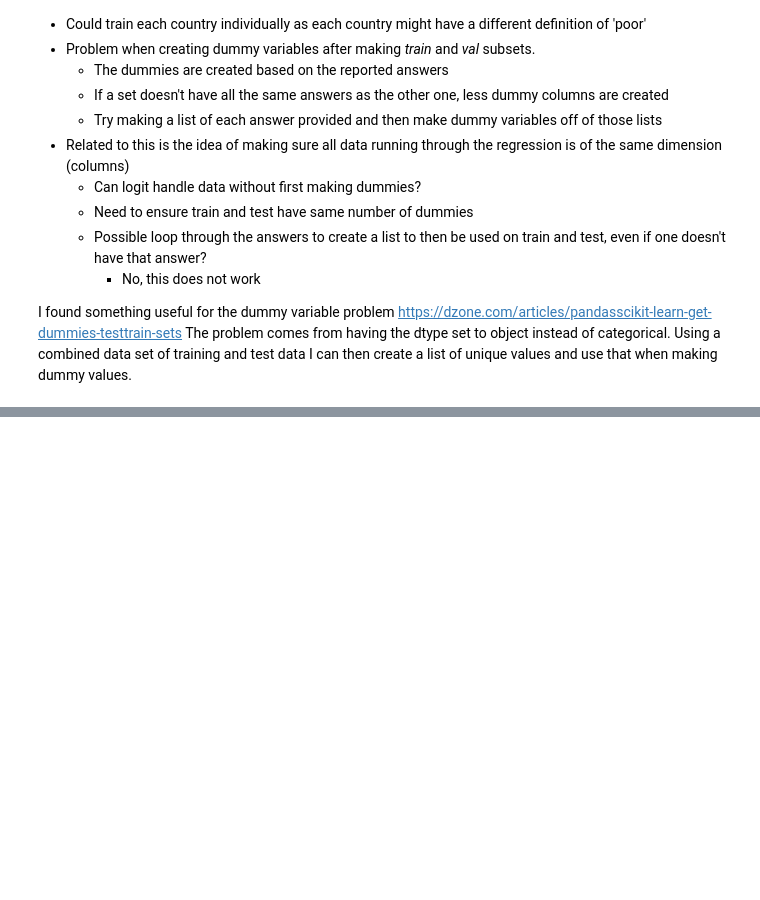
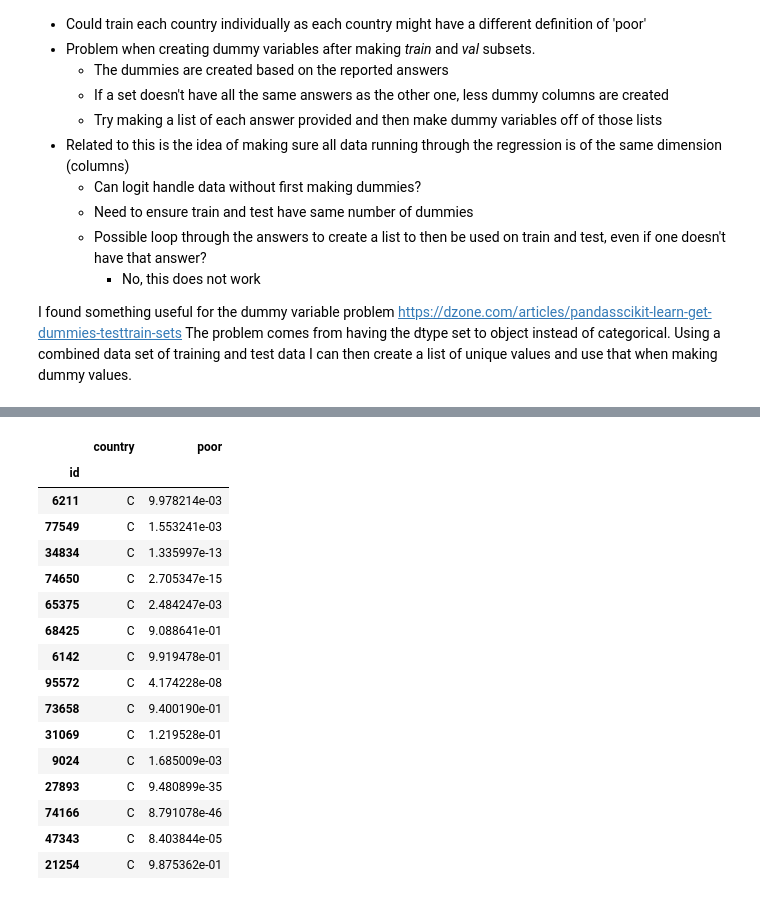
Before and after one commit to abarnes12/drivendata, a Jupyter notebook: poverty/Predicting_Poverty.ipynb, the cells around one changed output, grey strips where cells are left out. Cells and saved outputs as stored; diff of their text form; code cells hidden in the pictures; blank space fills up the shorter version.

```diff
--- a/poverty/Predicting_Poverty.ipynb
+++ b/poverty/Predicting_Poverty.ipynb
@@ -535,0 +598,7 @@ The problem comes from having the dtype set to object instead of categorical. Us
+# %%
+# Run logit for C_hhold
+logit_C_hhold = logit.fit(X_C_hhold_train_dum, y_C_hhold_train)
+print(logit_C_hhold.score(X_C_hhold_val_dum, y_C_hhold_val))
+C_hhold_predict = logit_C_hhold.predict(X_C_hhold_test_dum)
+C_hhold_predict_proba = logit_C_hhold.predict_proba(X_C_hhold_test_dum)
+print(C_hhold_predict[0:15])
@@ -535,0 +681,33 @@ The problem comes from having the dtype set to object instead of categorical. Us
+# %%
+# Country C
+index_C = X_C_hhold_test_dum.index.values
+country = np.array(range(len(C_hhold_predict)), dtype=str).reshape(len(C_hhold_predict),1)
+columns = ['country', 'poor']
+for i in range(len(country)):
+    country[i] = 'C'
+df_C_country = pd.DataFrame(country, index=index_C)
+df_C_poor = pd.DataFrame(C_hhold_predict_proba, index=index_C)
+df_C_poor = df_C_poor.drop([0], axis=1)
+#df_C_poor = pd.DataFrame(C_hhold_predict, index=index_C)
+df_C = pd.concat([df_C_country, df_C_poor], axis=1)
+df_C.columns = columns
+df_C.index.name = 'id'
+df_C.head(15)
+# %% [output]
+|  | country | poor |
+| id |  |  |
+| 6211 | C | 9.978214e-03 |
+| 77549 | C | 1.553241e-03 |
+| 34834 | C | 1.335997e-13 |
+| 74650 | C | 2.705347e-15 |
+| 65375 | C | 2.484247e-03 |
+| 68425 | C | 9.088641e-01 |
+| 6142 | C | 9.919478e-01 |
+| 95572 | C | 4.174228e-08 |
+| 73658 | C | 9.400190e-01 |
+| 31069 | C | 1.219528e-01 |
+| 9024 | C | 1.685009e-03 |
+| 27893 | C | 9.480899e-35 |
+| 74166 | C | 8.791078e-46 |
+| 47343 | C | 8.403844e-05 |
+| 21254 | C | 9.875362e-01 |
```
Also changed, not shown: parts of 19 cells of this notebook, 1 other file.
